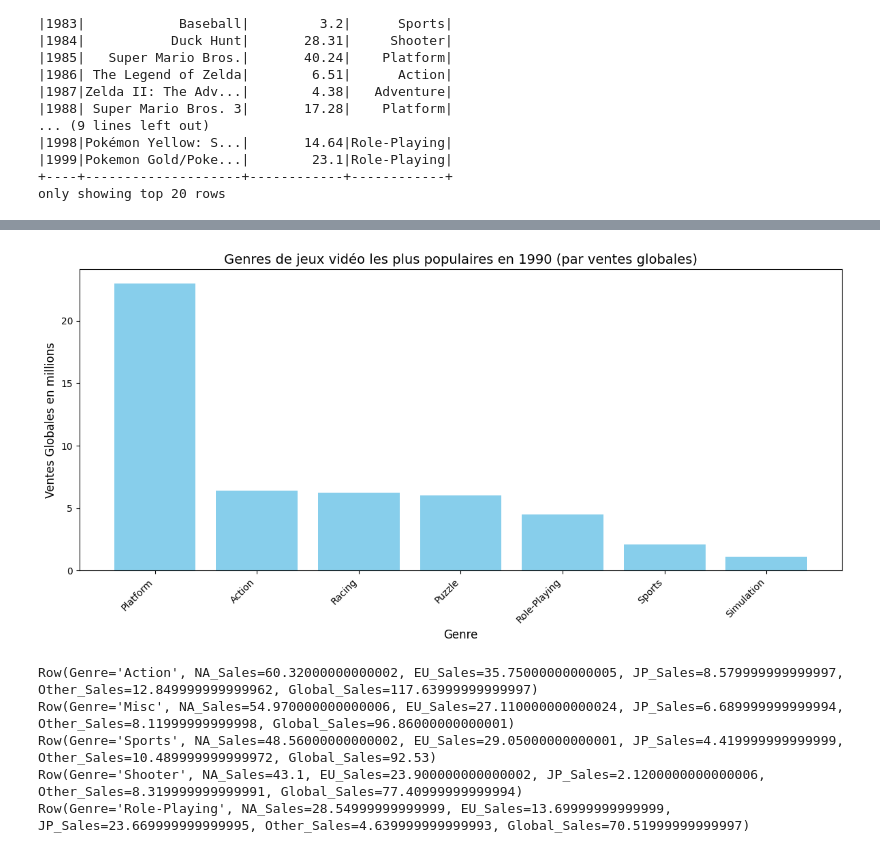
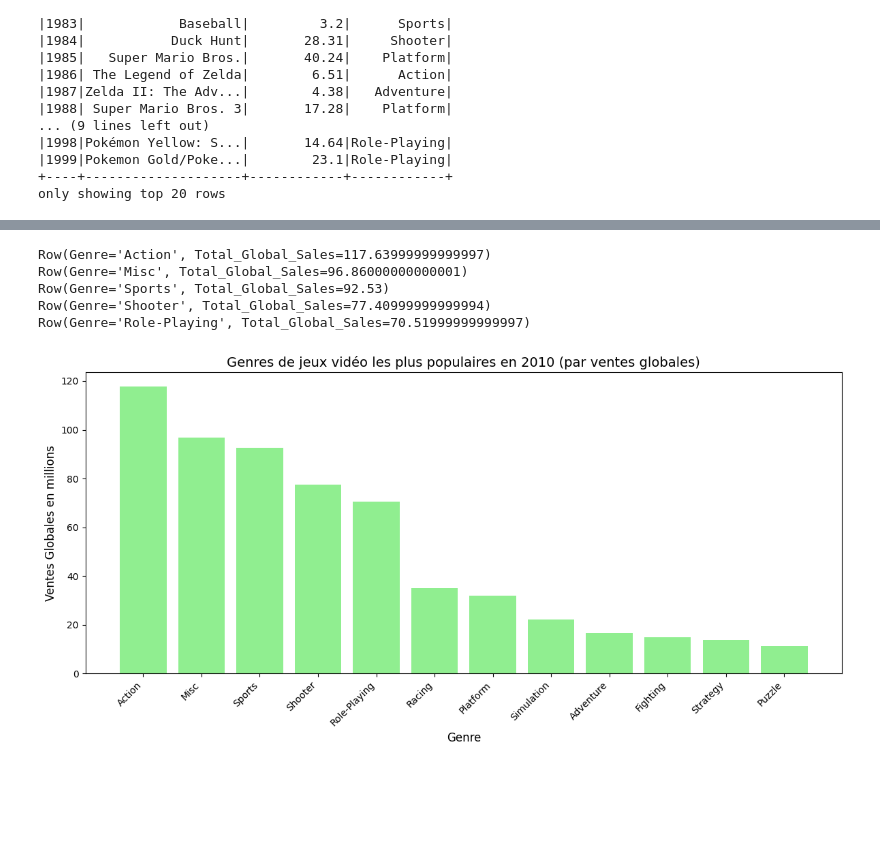
Before and after one commit to khadijachaabounii/-Analyse-des-ventes-de-jeux-vid-o-, a Jupyter notebook: Untitled0.ipynb, the cells around one changed output, grey strips where cells are left out. Saved outputs shown, nothing was run; the diff lists cells and outputs as text; code cells hidden in the pictures; blank space fills up the shorter version.

```diff
--- a/Untitled0.ipynb
+++ b/Untitled0.ipynb
@@ -172,54 +191,50 @@ Row(Genre='Role-Playing', NA_Sales=0.08, EU_Sales=0.0, JP_Sales=4.42, Other_Sale
 # %%
+from pyspark.sql import functions as F
+
+# Filtrer les données pour l'année 2010
+df_2010 = df.filter(F.col("Year") == 2010)
+
+# Regrouper les données par Genre et sommer les ventes globales
+sales_by_genre_2010 = df_2010.groupBy("Genre").agg(
+    F.sum("Global_Sales").alias("Total_Global_Sales")
+    # Somme des ventes globales
+)
+
+# Trier par les ventes globales de manière décroissante
+sorted_sales_by_genre_2010 = sales_by_genre_2010.orderBy(F.col("Total_Global_Sales").desc())
+
+# Collecter les résultats sous forme de liste
+sales_list_2010 = sorted_sales_by_genre_2010.collect()
+
+# Afficher une partie des résultats
+for row in sales_list_2010[:5]:
+    print(row)
+
 import matplotlib.pyplot as plt
 
-# Extraire les genres et les ventes globales pour les graphiques
-genres = [row['Genre'] for row in genre_sales_list]
-global_sales = [row['Global_Sales'] for row in genre_sales_list]
+# Extraire les genres et les ventes globales pour créer le graphique
+game_genres_2010 = [row['Genre'] for row in sales_list_2010]
+total_sales_2010 = [row['Total_Global_Sales'] for row in sales_list_2010]
 
 # Créer un diagramme à barres
 plt.figure(figsize=(12, 6))
-plt.bar(genres, global_sales, color='skyblue')
+plt.bar(game_genres_2010, total_sales_2010, color='lightgreen')
 
 # Ajouter un titre et des labels
-plt.title('Genres de jeux vidéo les plus populaires en 1990 (par ventes globales)', fontsize=14)
+plt.title('Genres de jeux vidéo les plus populaires en 2010 (par ventes globales)', fontsize=14)
 plt.xlabel('Genre', fontsize=12)
 plt.ylabel('Ventes Globales en millions', fontsize=12)
 
 # Tourner les labels de l'axe X pour une meilleure lisibilité
 plt.xticks(rotation=45, ha='right')
 
 # Afficher le graphique
 plt.tight_layout()
 plt.show()
 # %% [output]
+Row(Genre='Action', Total_Global_Sales=117.63999999999997)
+Row(Genre='Misc', Total_Global_Sales=96.86000000000001)
+Row(Genre='Sports', Total_Global_Sales=92.53)
+Row(Genre='Shooter', Total_Global_Sales=77.40999999999994)
+Row(Genre='Role-Playing', Total_Global_Sales=70.51999999999997)
-[figure, old version]
+[figure, new version]
-# %%
-from pyspark.sql import functions as F
-
-# Filtrer les données pour l'année 2010
-df_2010 = df.filter(F.col("Year") == 2010)
-
-# Regrouper les données par Genre et sommer les ventes dans chaque région
-df_genre_sales_2010 = df_2010.groupBy("Genre").agg(
-    F.sum("NA_Sales").alias("NA_Sales"),
-    F.sum("EU_Sales").alias("EU_Sales"),
-    F.sum("JP_Sales").alias("JP_Sales"),
-    F.sum("Other_Sales").alias("Other_Sales"),
-    F.sum("Global_Sales").alias("Global_Sales")  # Somme des ventes globales
-)
-
-# Trier par les ventes globales
-df_genre_sales_2010_sorted = df_genre_sales_2010.orderBy(F.col("Global_Sales").desc())
-
-# Collecter les résultats sous forme de liste
-genre_sales_list_2010 = df_genre_sales_2010_sorted.collect()
-
-# Afficher une partie des résultats
-for row in genre_sales_list_2010[:5]:
-    print(row)
-# %% [output]
-Row(Genre='Action', NA_Sales=60.32000000000002, EU_Sales=35.75000000000005, JP_Sales=8.579999999999997, Other_Sales=12.849999999999962, Global_Sales=117.63999999999997)
-Row(Genre='Misc', NA_Sales=54.970000000000006, EU_Sales=27.110000000000024, JP_Sales=6.689999999999994, Other_Sales=8.11999999999998, Global_Sales=96.86000000000001)
-Row(Genre='Sports', NA_Sales=48.56000000000002, EU_Sales=29.05000000000001, JP_Sales=4.419999999999999, Other_Sales=10.489999999999972, Global_Sales=92.53)
-Row(Genre='Shooter', NA_Sales=43.1, EU_Sales=23.900000000000002, JP_Sales=2.1200000000000006, Other_Sales=8.319999999999991, Global_Sales=77.40999999999994)
-Row(Genre='Role-Playing', NA_Sales=28.54999999999999, EU_Sales=13.69999999999999, JP_Sales=23.669999999999995, Other_Sales=4.639999999999993, Global_Sales=70.51999999999997)
```
Also changed, not shown: parts of 2 cells of this notebook.
